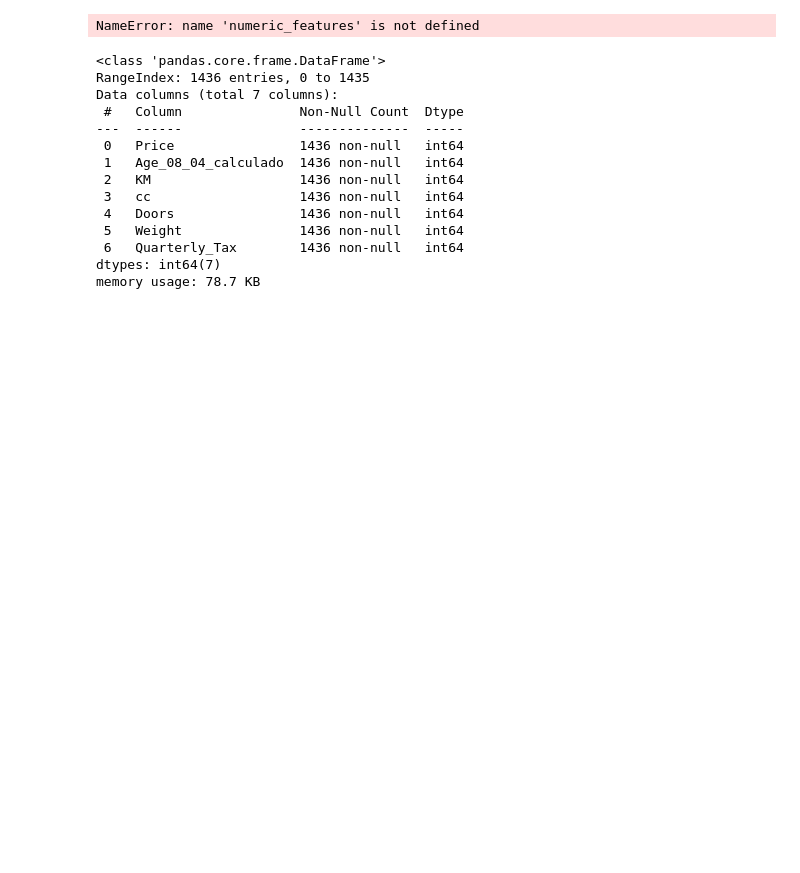
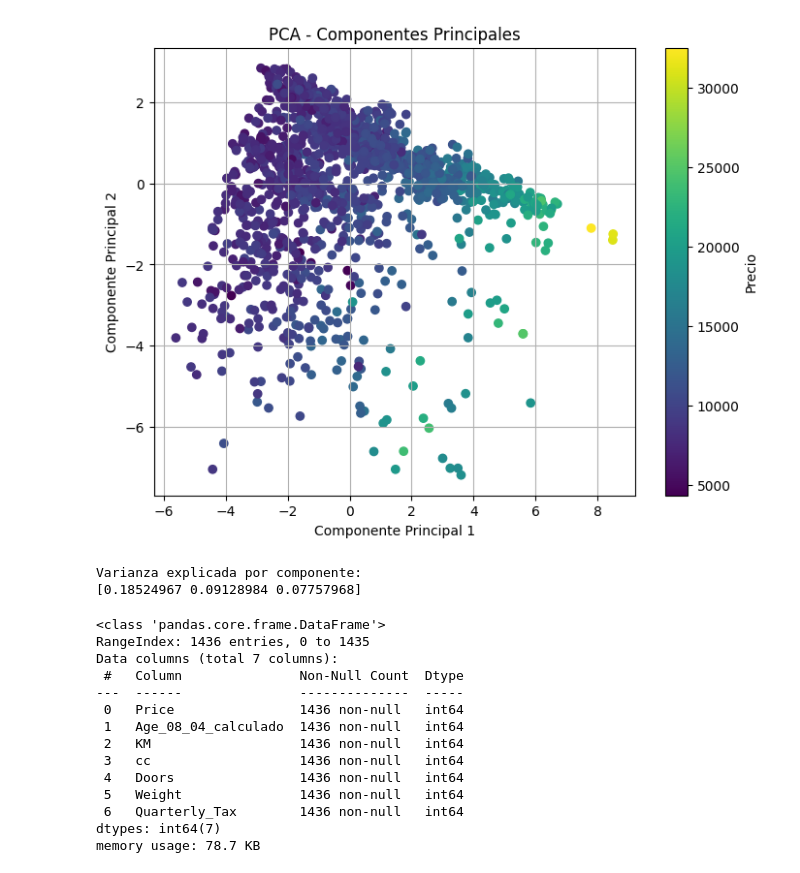
Before and after one commit to lucasdepetrisd/toyota_project, a Jupyter notebook: toyota_project/notebooks/toyota_m.ipynb, the cells around one changed output. Cells and saved outputs as stored; diff of their text form; code cells hidden in the pictures; blank space fills up the shorter version.

```diff
--- a/toyota_project/notebooks/toyota_m.ipynb
+++ b/toyota_project/notebooks/toyota_m.ipynb
@@ -24,33 +26,35 @@ df = pd.read_csv(
     engine="python"
 )
 # %%
-#numeric_features = df.select_dtypes(include=["int64", "float64"])
+numeric_features = df.select_dtypes(include=["int64", "float64"])
 
 # 1. Estandarizar las features (sin incluir 'Price' porque es la target)
 X = numeric_features.drop(columns="Price")
 y = numeric_features["Price"]
 
 scaler = StandardScaler()
 X_scaled = scaler.fit_transform(X)
 
 # 2. Aplicar PCA
 pca = PCA(n_components=3)
 X_pca = pca.fit_transform(X_scaled)
 
 # 3. Visualizar
 plt.figure(figsize=(8, 6))
 plt.scatter(X_pca[:, 0], X_pca[:, 1], c=y, cmap='viridis')
 plt.colorbar(label="Precio")
 plt.xlabel("Componente Principal 1")
 plt.ylabel("Componente Principal 2")
 plt.title("PCA - Componentes Principales")
 plt.grid(True)
 plt.show()
 
 print("Varianza explicada por componente:")
 print(pca.explained_variance_ratio_)
 # %% [output]
+[figure, added]
-NameError: name 'numeric_features' is not defined
+Varianza explicada por componente:
+[0.18524967 0.09128984 0.07757968]
 # %%
 # =========================
 # 1. EXPLORACIÓN DE DATOS
```
Also changed, not shown: parts of 8 cells of this notebook, 2 other files.
